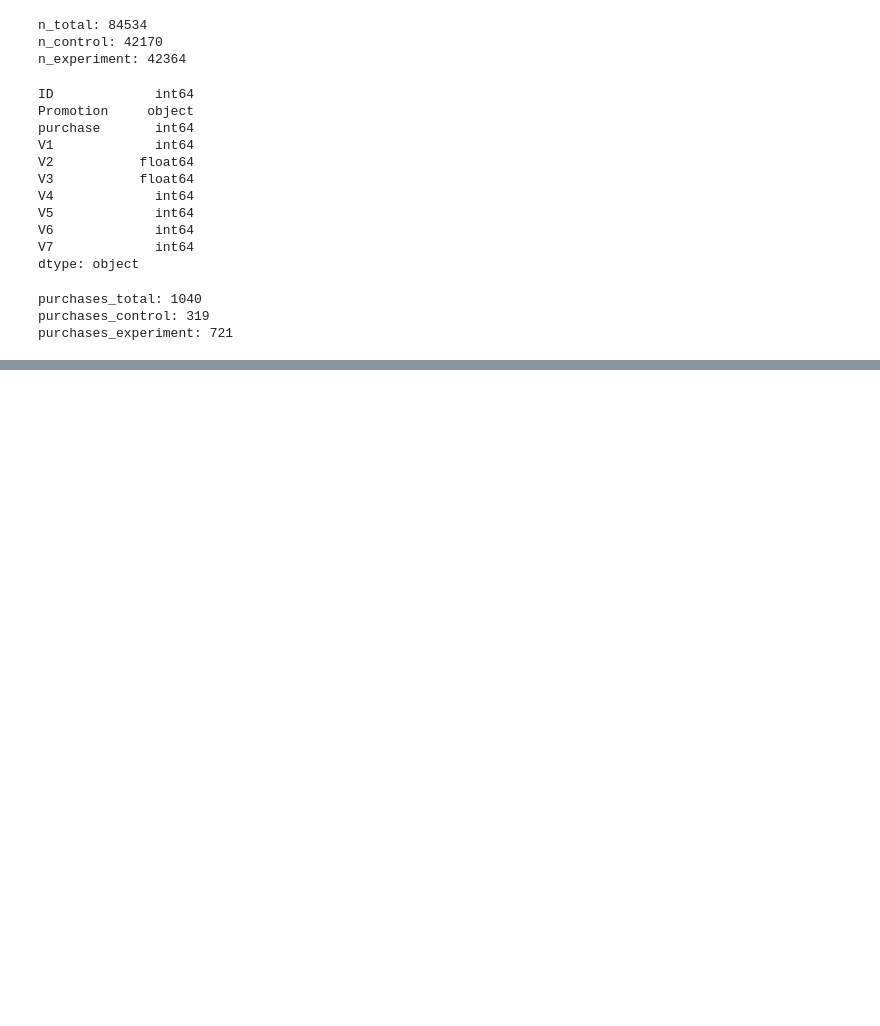
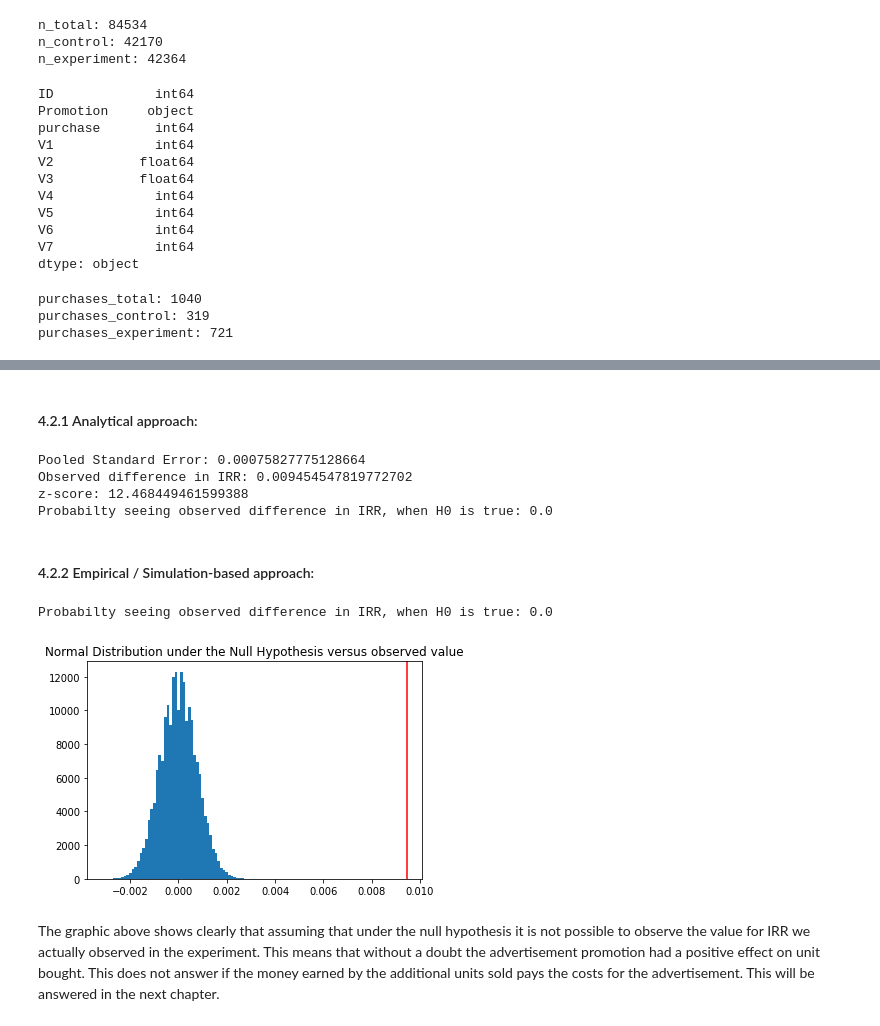
Before and after one commit to LeopoldWalther/Starbucks_TakeHomeAssignment, a Jupyter notebook: Starbucks.ipynb, the cells around one changed output, grey strips where cells are left out. Cells and saved outputs as stored; diff of their text form; code cells hidden in the pictures; blank space fills up the shorter version.

Commit message:
feat: complete hypothesis testing

```diff
--- a/Starbucks.ipynb
+++ b/Starbucks.ipynb
@@ -225,0 +127,11 @@ With a Bonferroni Correction, where $\frac{\alpha}{n_{evaluation metrics}}$
+# %%
+# proportion of customers who bought the product
+
+proportion_total = train_data.purchase.mean()
+print('proportion_total:', proportion_total)
+
+proportion_control = train_data.query('Promotion == "No"').purchase.mean()
+print('proportion_control:', proportion_control)
+
+proportion_experiment = train_data.query('Promotion == "Yes"').purchase.mean()
+print('proportion_experiment:', proportion_experiment)
@@ -225,0 +232,55 @@ With a Bonferroni Correction, where $\frac{\alpha}{n_{evaluation metrics}}$
+# %% [markdown]
+#### 4.2.1 Analytical approach:
+# %%
+# proportion pooled
+proportion_pooled = proportion_total
+
+# Standard Error pooled
+standard_error_pooled = np.sqrt(proportion_pooled * (1-proportion_pooled) * (1/n_control + 1/n_experiment))
+print('Pooled Standard Error:', standard_error_pooled)
+
+# observed difference
+difference = IRR_observed # = proportion_experiment - proportion_control
+print('Observed difference in IRR:', difference)
+
+# z-score
+z_score = difference / standard_error_pooled
+print('z-score:', z_score)
+
+print('Probabilty seeing observed difference in IRR, when H0 is true:', 1-stats.norm.cdf(z_score))
+# %% [output]
+Pooled Standard Error: 0.00075827775128664
+Observed difference in IRR: 0.009454547819772702
+z-score: 12.468449461599388
+Probabilty seeing observed difference in IRR, when H0 is true: 0.0
+# %% [markdown]
+#### 4.2.2 Empirical / Simulation-based approach:
+# %%
+# Simulate outcomes under null, compare to observed outcome
+n_trials = 200000
+
+# Create 200000 test runs for control and experimental group with H0 saying that both groups have
+# the same IRR = proportion_total
+experiment_sampled = np.random.binomial(n_experiment, proportion_total, n_trials)
+control_sampled = np.random.binomial(n_control, proportion_total, n_trials)
+
+# Calculate IRR for each test run and get difference
+# of distributions
+samples = experiment_sampled / n_experiment - control_sampled / n_control
+
+# Distribution were created believing in H0: There is no difference
+#in center (both p_total)
+
+# Now calculate proportion of samples with same or more extreme
+# difference in click-through-rate than observed difference
+print('Probabilty seeing observed difference in IRR, when H0 is true:',
+      (samples >= (proportion_experiment - proportion_control)).mean())
+
+plt.axvline(proportion_experiment - proportion_control, color='r', label ="Observed Statistic")
+plt.hist(samples, bins=60);
+plt.title("Normal Distribution under the Null Hypothesis versus observed value");
+# %% [output]
+Probabilty seeing observed difference in IRR, when H0 is true: 0.0
+[figure, added]
+# %% [markdown]
+The graphic above shows clearly that assuming that under the null hypothesis it is not possible to observe the value for IRR we actually observed in the experiment. This means that without a doubt the advertisement promotion had a positive effect on unit bought. This does not answer if the money earned by the additional units sold pays the costs for the advertisement. This will be answered in the next chapter.
```
Also changed, not shown: parts of 42 cells of this notebook.
